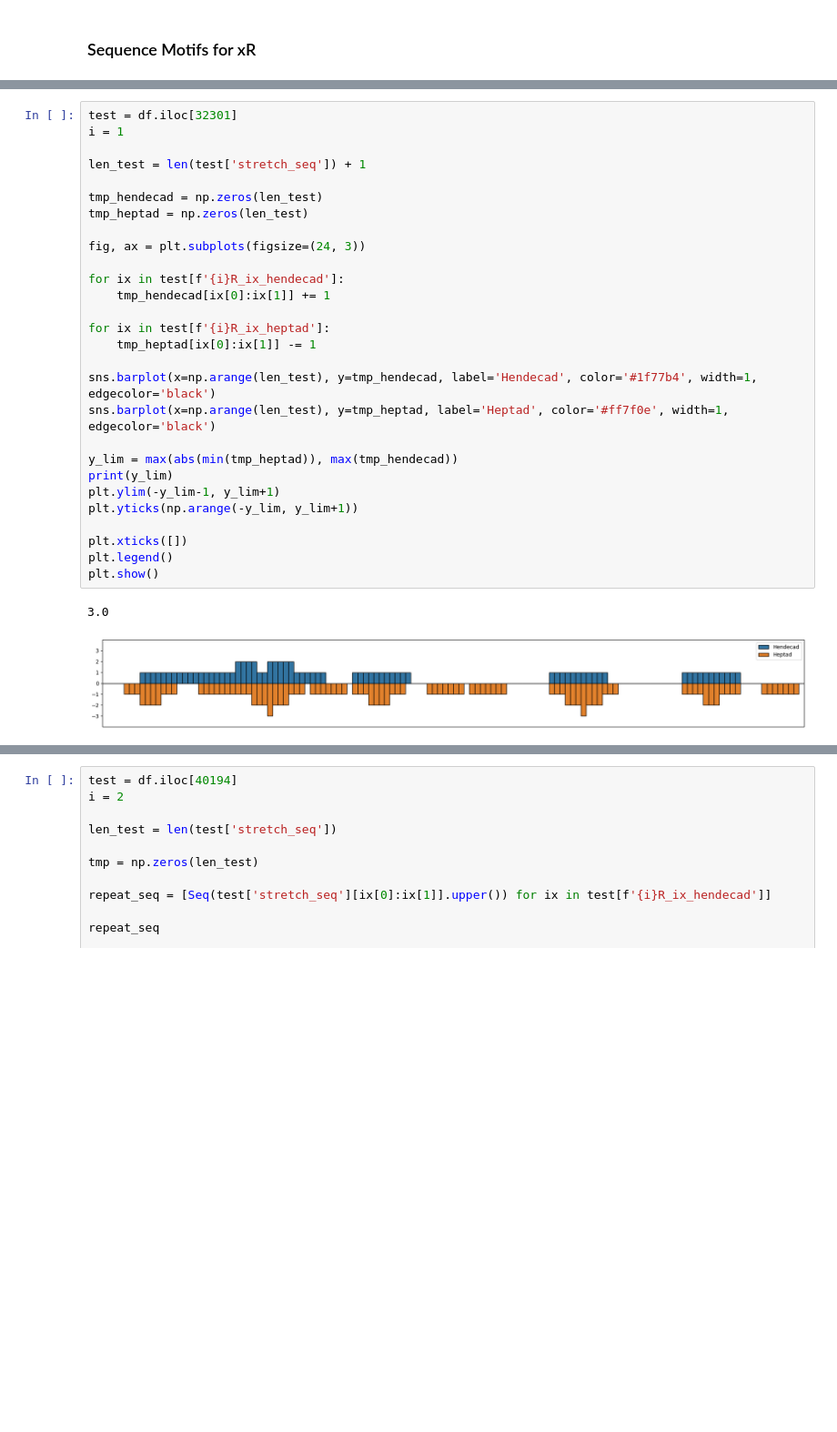
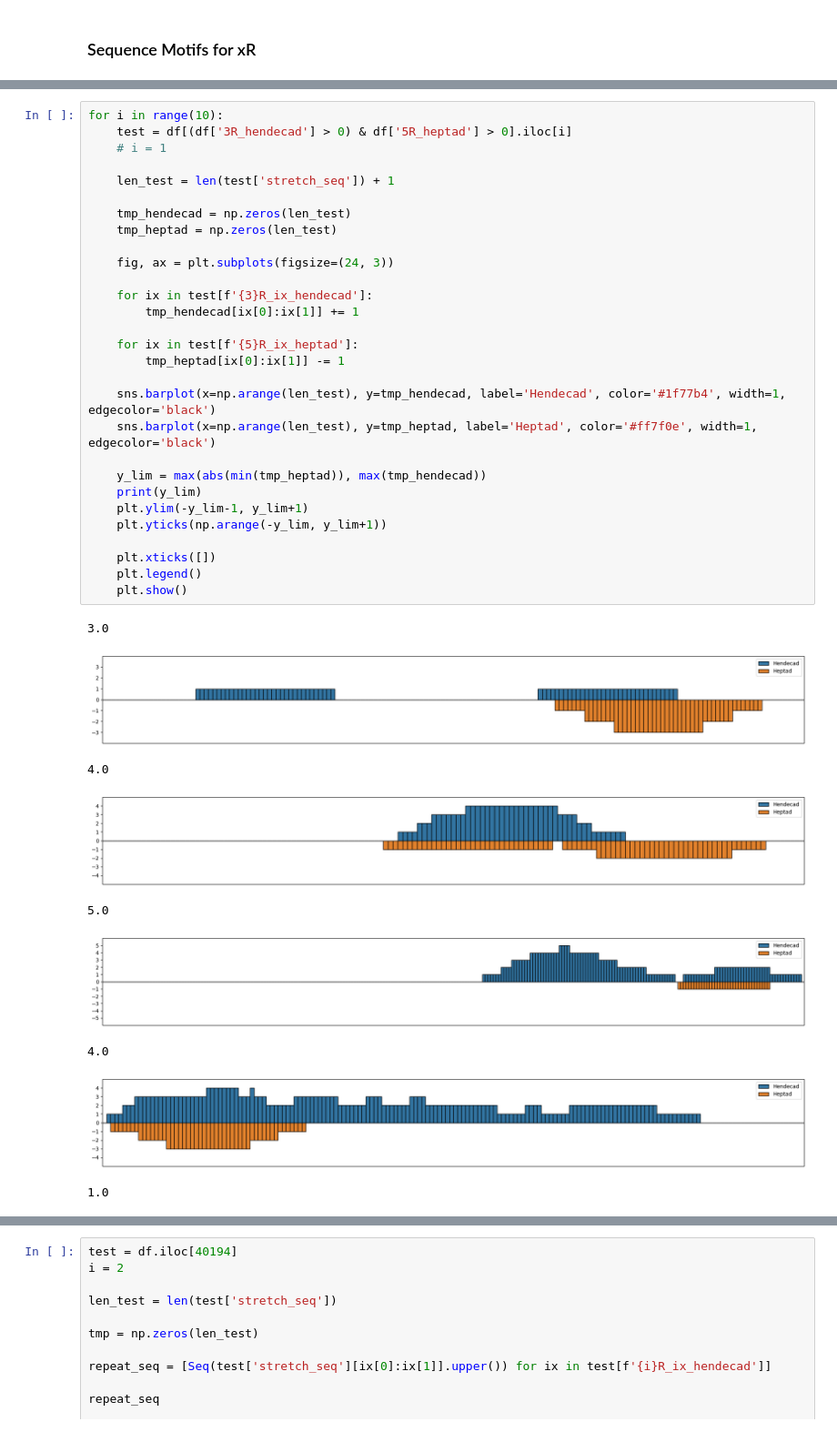
Before and after one commit to donEnno/hendecads, a Jupyter notebook: 02_seq_analysis/seq_analysis.ipynb, the cells around one changed output, grey strips where cells are left out. Shown at 91% size. Cells and saved outputs as stored; diff of their text form; blank space fills up the shorter version.

```diff
--- a/02_seq_analysis/seq_analysis.ipynb
+++ b/02_seq_analysis/seq_analysis.ipynb
@@ -407,31 +489,39 @@ for ix, group in enumerate(groups_r[:10]):
 # %%
-test = df.iloc[32301]
-i = 1
+for i in range(10):
+    test = df[(df['3R_hendecad'] > 0) & df['5R_heptad'] > 0].iloc[i]
+    # i = 1
 
-len_test = len(test['stretch_seq']) + 1
+    len_test = len(test['stretch_seq']) + 1
 
-tmp_hendecad = np.zeros(len_test)
-tmp_heptad = np.zeros(len_test)
+    tmp_hendecad = np.zeros(len_test)
+    tmp_heptad = np.zeros(len_test)
 
-fig, ax = plt.subplots(figsize=(24, 3))
+    fig, ax = plt.subplots(figsize=(24, 3))
 
-for ix in test[f'{i}R_ix_hendecad']:
-    tmp_hendecad[ix[0]:ix[1]] += 1
+    for ix in test[f'{3}R_ix_hendecad']:
+        tmp_hendecad[ix[0]:ix[1]] += 1
 
-for ix in test[f'{i}R_ix_heptad']:
-    tmp_heptad[ix[0]:ix[1]] -= 1
+    for ix in test[f'{5}R_ix_heptad']:
+        tmp_heptad[ix[0]:ix[1]] -= 1
 
-sns.barplot(x=np.arange(len_test), y=tmp_hendecad, label='Hendecad', color='#1f77b4', width=1, edgecolor='black')
-sns.barplot(x=np.arange(len_test), y=tmp_heptad, label='Heptad', color='#ff7f0e', width=1, edgecolor='black')
+    sns.barplot(x=np.arange(len_test), y=tmp_hendecad, label='Hendecad', color='#1f77b4', width=1, edgecolor='black')
+    sns.barplot(x=np.arange(len_test), y=tmp_heptad, label='Heptad', color='#ff7f0e', width=1, edgecolor='black')
 
-y_lim = max(abs(min(tmp_heptad)), max(tmp_hendecad))
-print(y_lim)
-plt.ylim(-y_lim-1, y_lim+1)
-plt.yticks(np.arange(-y_lim, y_lim+1))
+    y_lim = max(abs(min(tmp_heptad)), max(tmp_hendecad))
+    print(y_lim)
+    plt.ylim(-y_lim-1, y_lim+1)
+    plt.yticks(np.arange(-y_lim, y_lim+1))
 
-plt.xticks([])
-plt.legend()
-plt.show()
+    plt.xticks([])
+    plt.legend()
+    plt.show()
 # %% [output]
 3.0
-[figure, old version]
+[figure, new version]
+4.0
+[figure, added]
+5.0
+[figure, added]
+4.0
+[figure, added]
+1.0
```
Also changed, not shown: parts of 25 cells of this notebook.
